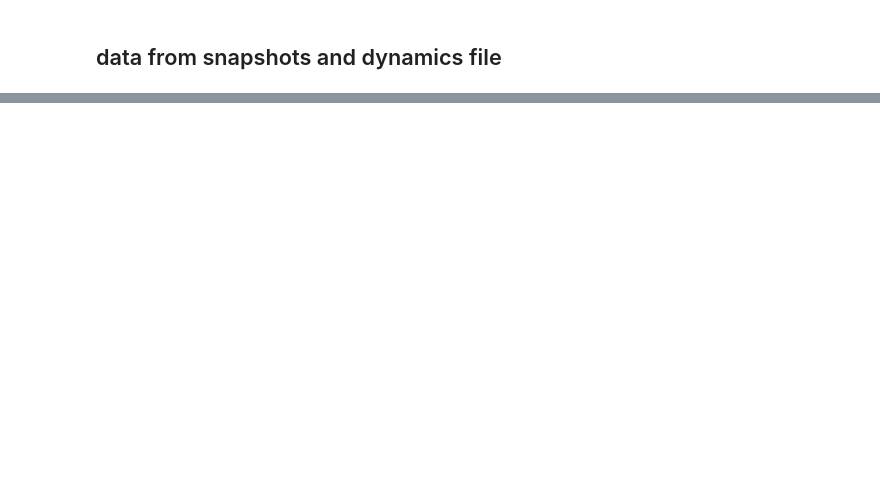
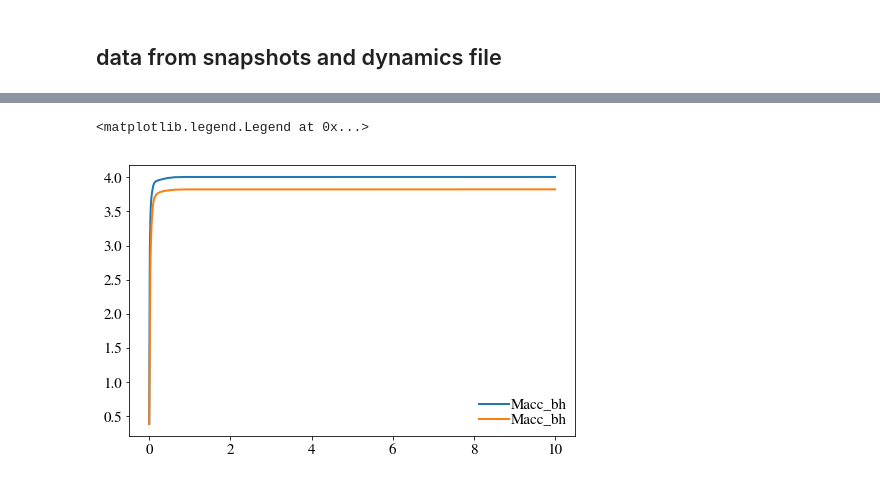
Before and after one commit to aldobatta/fallback-supernova, a Jupyter notebook: pythonAnalysis/pistonexplosions-tests.ipynb, the cells around one changed output, grey strips where cells are left out. Drawn from its saved outputs; the diff is of its cells as text; code cells hidden in the pictures; blank space fills up the shorter version.

```diff
--- a/pythonAnalysis/pistonexplosions-tests.ipynb
+++ b/pythonAnalysis/pistonexplosions-tests.ipynb
@@ -111 +109,10 @@ dataTable.colnames
+# %%
+# plt.plot(dataTable['t'],dataTable['Macc_bh'])
+# plt.plot(dataTable2['t'],dataTable2['Macc_bh'])
+plt.plot(dataTable3['t'],dataTable3['Macc_bh'])
+plt.plot(dataTable4['t'],dataTable4['Macc_bh'])
+plt.legend()
+# %% [output]
+<matplotlib.legend.Legend at 0x...>
+[figure, added]
 # %%
```
Also changed, not shown: parts of 7 cells of this notebook, 8 other files.
